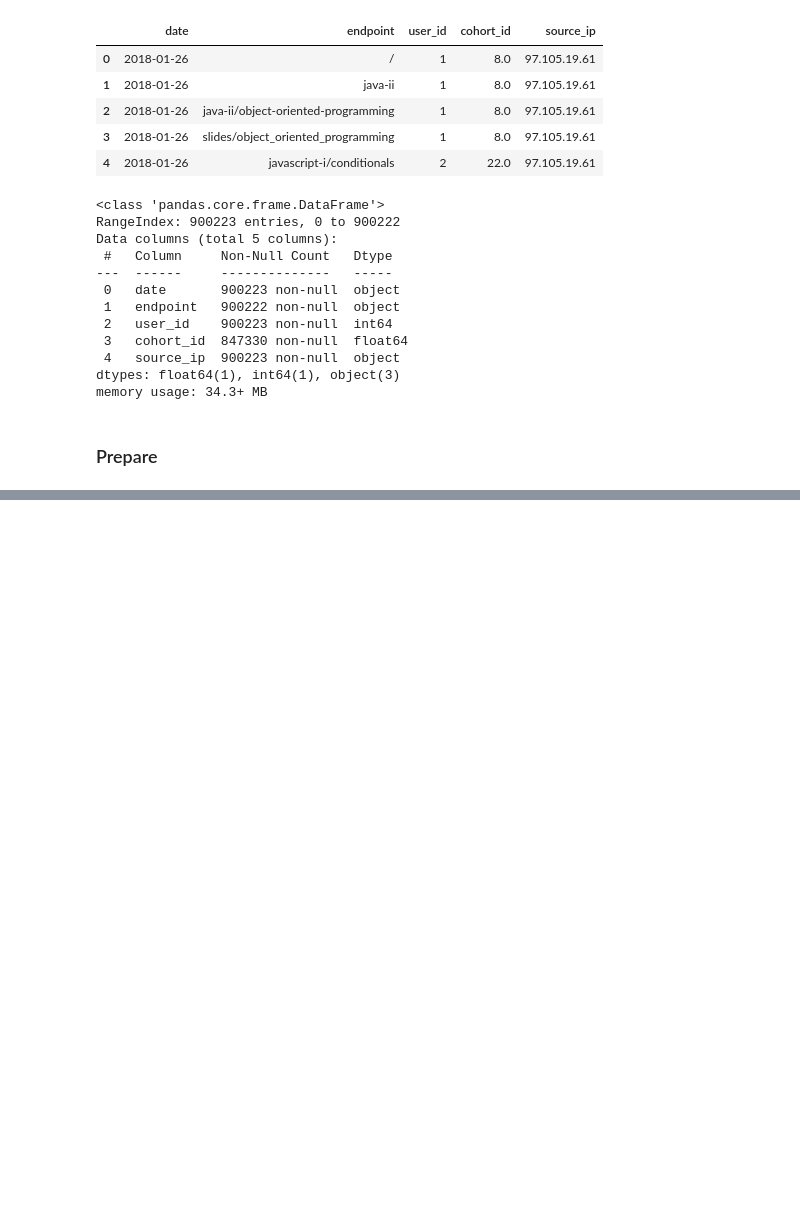
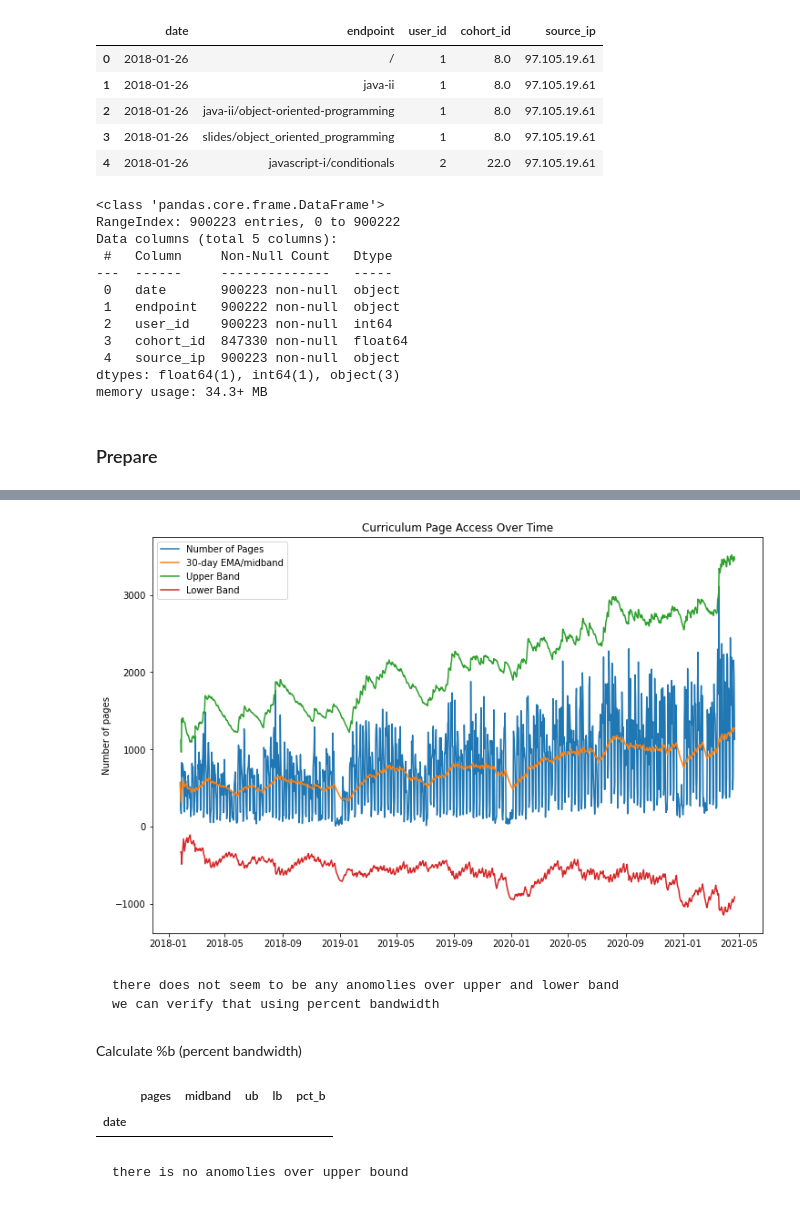
Before and after one commit to rajeshlamichhane04/anomaly-detection-exercises, a Jupyter notebook: time_series_anomaly_detection.ipynb, the cells around one changed output, grey strips where cells are left out. Saved outputs shown, nothing was run; the diff lists cells and outputs as text; code cells hidden in the pictures; blank space fills up the shorter version.

```diff
--- a/time_series_anomaly_detection.ipynb
+++ b/time_series_anomaly_detection.ipynb
@@ -65,0 +103,4 @@ df = df.set_index("date").sort_index()
+# %%
+#how maany pages was hit in each day
+pages = df.endpoint.resample("D").count()
+pages.head()
@@ -65,0 +206,6 @@ df = df.set_index("date").sort_index()
+# %%
+# compute mid band and standard deviation(span is 30 days), upper band anf lower band
+midband = pages.ewm(30).mean()
+stddev =  pages.ewm(30).std()
+ub = midband + stddev * 3
+lb = midband - stddev * 3
@@ -65,0 +263,6 @@ df = df.set_index("date").sort_index()
+# %%
+#make a new dataframe by concat
+my_df = pd.concat([pages.reset_index().endpoint,midband.reset_index().endpoint, ub.reset_index().endpoint, lb.reset_index().endpoint], axis = 1)
+my_df.columns = ["pages","midband","ub","lb"]
+my_df.index = pages.index
+my_df.head()
@@ -65,0 +277,21 @@ df = df.set_index("date").sort_index()
+# %%
+# let us plot the bands
+fig, ax = plt.subplots(figsize=(12,8))
+
+ax.plot(my_df.index, my_df.pages, label='Number of Pages')
+
+ax.plot(my_df.index, my_df.midband, label = '30-day EMA/midband')
+ax.plot(my_df.index, my_df.ub, label = 'Upper Band')
+ax.plot(my_df.index, my_df.lb, label = 'Lower Band')
+
+ax.legend(loc='best')
+ax.set_ylabel('Number of pages')
+plt.title('Curriculum Page Access Over Time')
+plt.show()
+# %% [output]
+[figure, added]
+# %% [markdown]
+    there does not seem to be any anomolies over upper and lower band
+    we can verify that using percent bandwidth
+# %% [markdown]
+Calculate %b (percent bandwidth)
@@ -65,0 +300,8 @@ df = df.set_index("date").sort_index()
+# %%
+# if %b > 1, anomiles lies above upper bound
+my_df[my_df["pct_b"] > 1]
+# %% [output]
+|  | pages | midband | ub | lb | pct_b |
+| date |  |  |  |  |  |
+# %% [markdown]
+    there is no anomolies over upper bound
```
Also changed, not shown: parts of 43 cells of this notebook.
